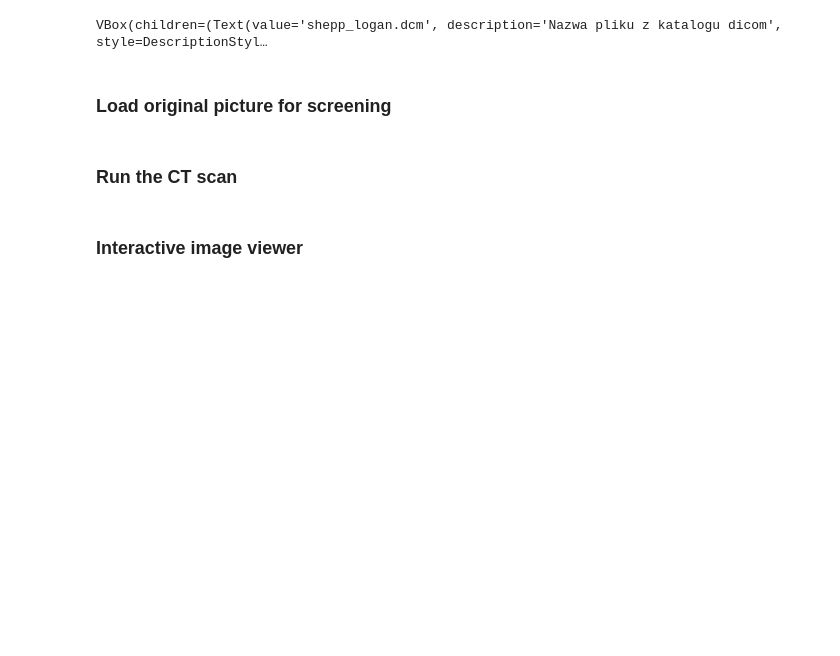
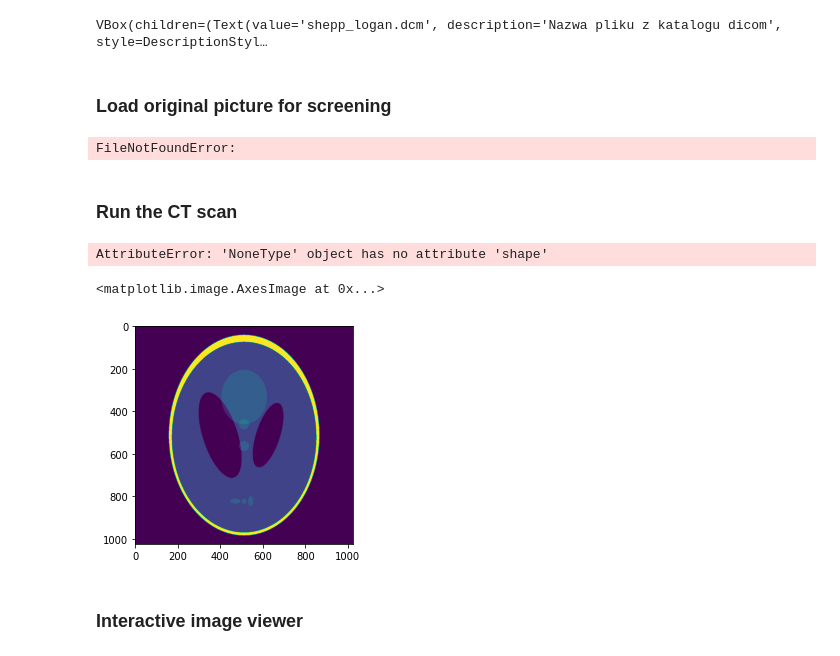
Before and after one commit to Piotr45/computed-tomography, a Jupyter notebook: computed-tomography.ipynb, the cells around one changed output. Drawn from its saved outputs; the diff is of its cells as text; code cells hidden in the pictures; blank space fills up the shorter version.

```diff
--- a/computed-tomography.ipynb
+++ b/computed-tomography.ipynb
@@ -28,3 +26,15 @@ image = ds.pixel_array
+# %%
+ext = filename.value.split('.')[-1]
+
+if ext == 'dcm':
+    ds = load_dicom_file(filename.value)
+    image = ds.pixel_array
+elif ext in ('jpg', 'bmp', 'png'):
+    image = load_image(filename.value)
+
+print(image)
+# %% [output]
+FileNotFoundError:
 # %% [markdown]
 ### Run the CT scan
 # %%
@@ -34,6 +44,14 @@ sinogram, reconstructed_image = ct.run()
 
 if interactive.value:
     sinograms, results = ct.get_frames()
+# %% [output]
+AttributeError: 'NoneType' object has no attribute 'shape'
+# %%
+# plt.imshow(reconstructed_image)
+plt.imshow(image)
+# %% [output]
+<matplotlib.image.AxesImage at 0x...>
+[figure, added]
 # %% [markdown]
 ### Interactive image viewer
 # %%
```
Also changed, not shown: parts of 4 cells of this notebook, 7 other files.
